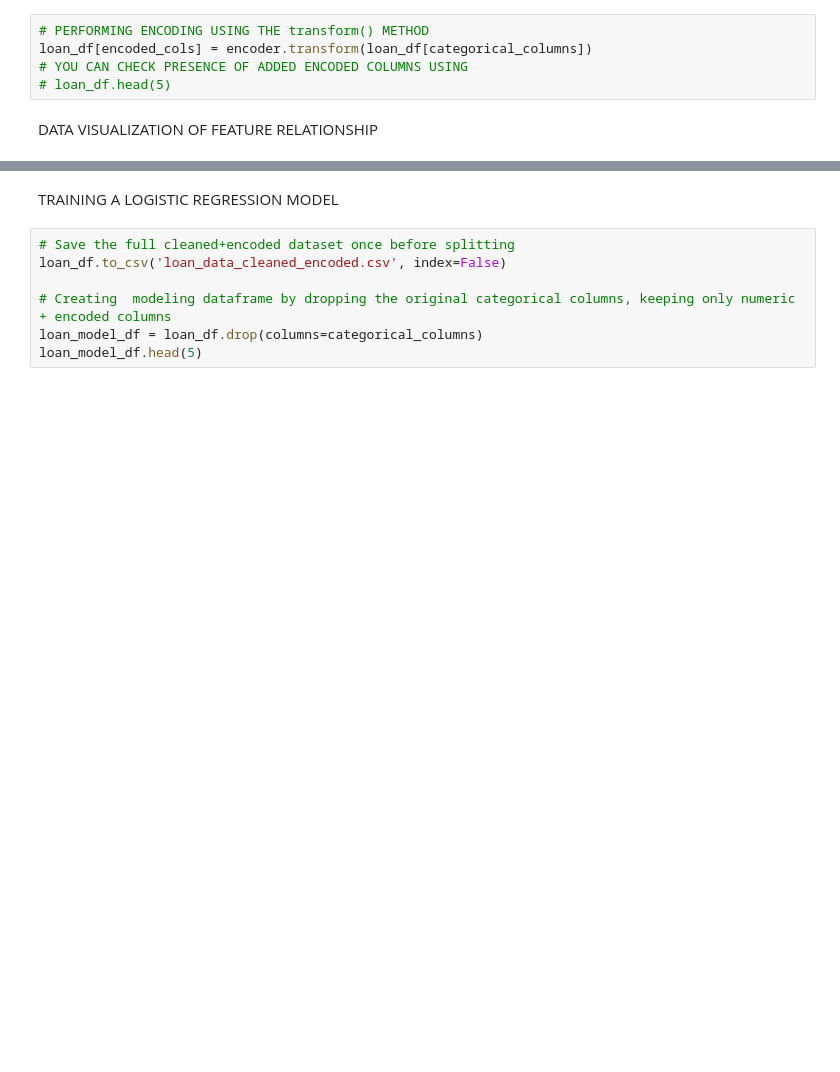
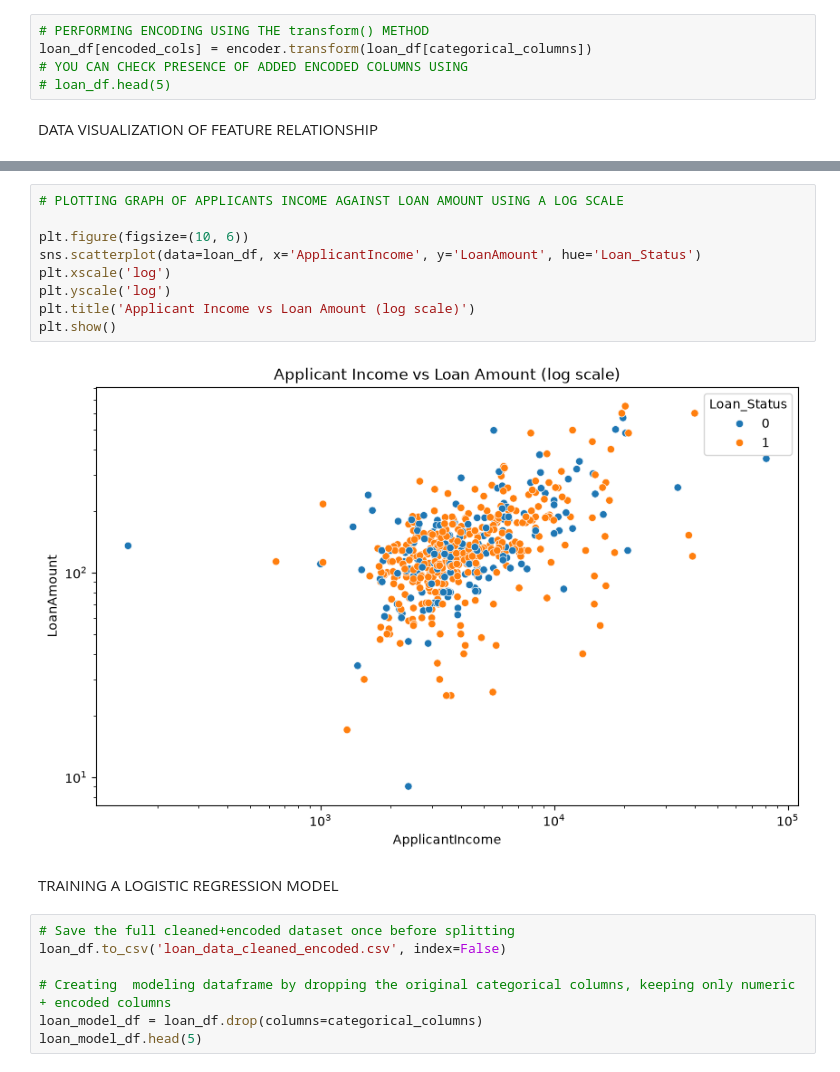
Before and after one commit to popsy-jeff/MACHINE-LEARNING-LOGISTIC-REGRESSION, a Jupyter notebook: Loan_Prediction_LogisticRegression_Model.ipynb, the cells around one changed output, grey strips where cells are left out. Saved outputs shown, nothing was run; the diff lists cells and outputs as text; blank space fills up the shorter version.

Commit message:
Plotting graph of applicants Income against loan amount using a log scale

```diff
--- a/Loan_Prediction_LogisticRegression_Model.ipynb
+++ b/Loan_Prediction_LogisticRegression_Model.ipynb
@@ -220,3 +240,14 @@ DATA VISUALIZATION OF FEATURE RELATIONSHIP
+# %%
+# PLOTTING GRAPH OF APPLICANTS INCOME AGAINST LOAN AMOUNT USING A LOG SCALE
+
+plt.figure(figsize=(10, 6))
+sns.scatterplot(data=loan_df, x='ApplicantIncome', y='LoanAmount', hue='Loan_Status')
+plt.xscale('log')
+plt.yscale('log')
+plt.title('Applicant Income vs Loan Amount (log scale)')
+plt.show()
+# %% [output]
+[figure, added]
 # %% [markdown]
 TRAINING A LOGISTIC REGRESSION MODEL
 # %%
```
Also changed, not shown: parts of 1 cell of this notebook.
